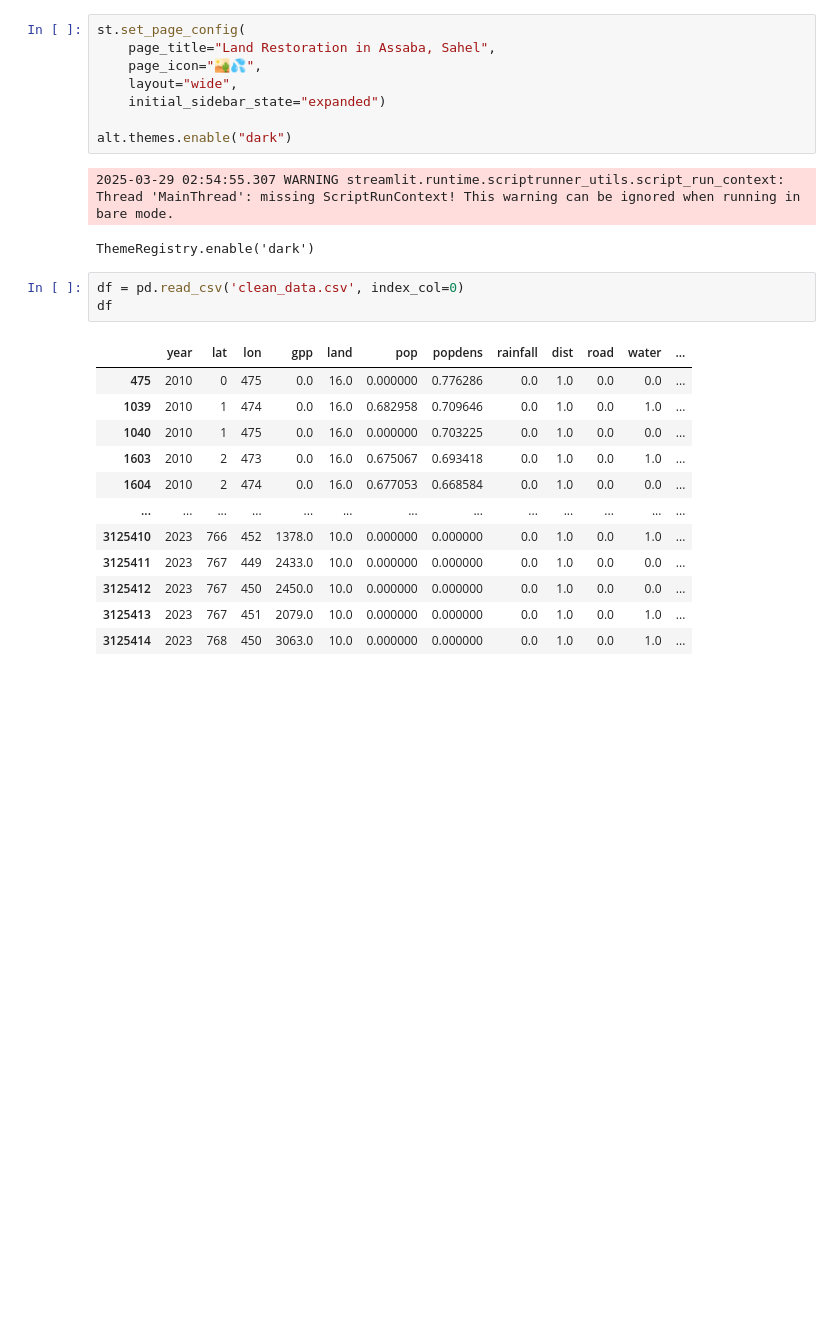
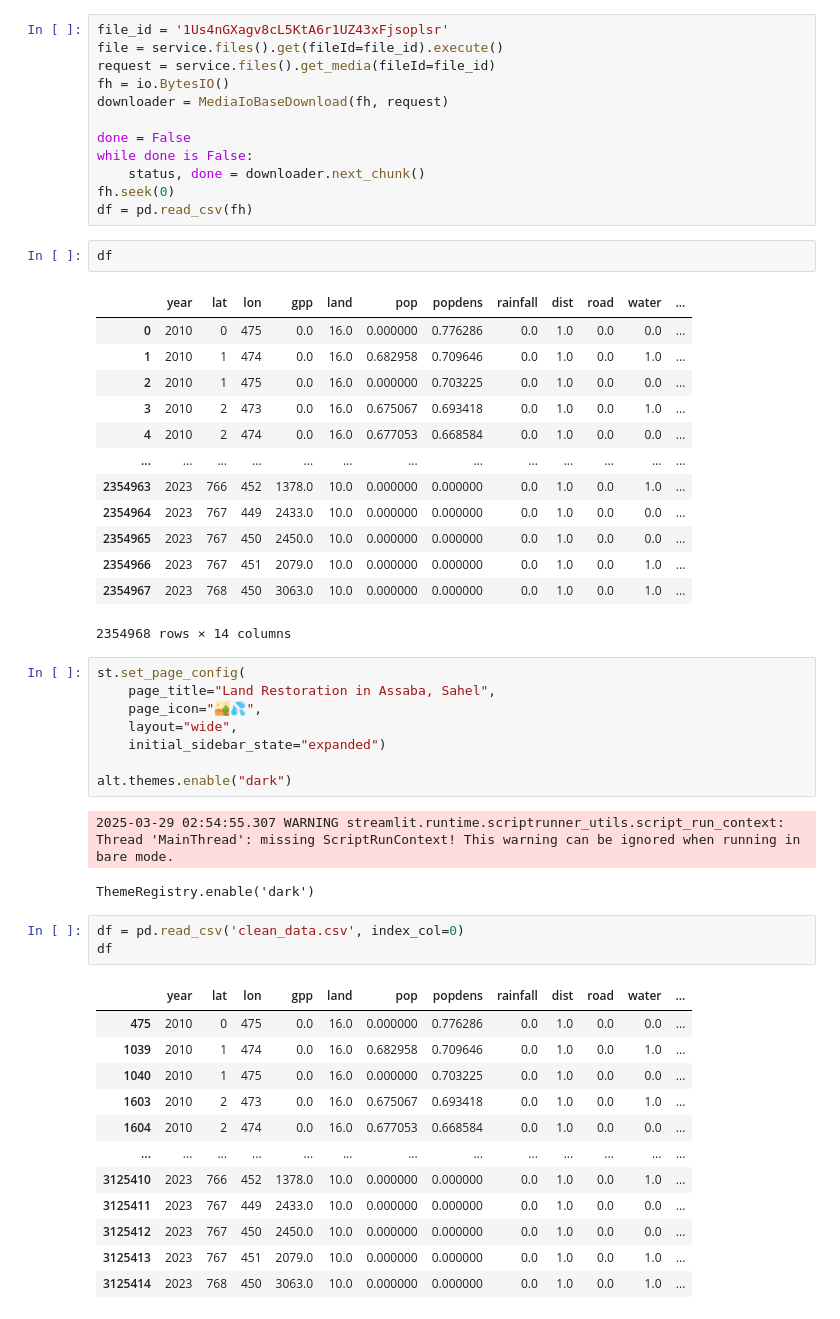
Before and after one commit to SourabhMulik/START_Hackathon, a Jupyter notebook: For_dashboard/Dashboard.ipynb, the cells around one changed output. Saved outputs shown, nothing was run; the diff lists cells and outputs as text; blank space fills up the shorter version.

```diff
--- a/For_dashboard/Dashboard.ipynb
+++ b/For_dashboard/Dashboard.ipynb
@@ -6,3 +23,31 @@ import plotly.express as px
+# %%
+file_id = '1Us4nGXagv8cL5KtA6r1UZ43xFjsoplsr'
+file = service.files().get(fileId=file_id).execute()
+request = service.files().get_media(fileId=file_id)
+fh = io.BytesIO()
+downloader = MediaIoBaseDownload(fh, request)
+
+done = False
+while done is False:
+    status, done = downloader.next_chunk()
+fh.seek(0)
+df = pd.read_csv(fh)
+# %%
+df
+# %% [output]
+|  | year | lat | lon | gpp | land | pop | popdens | rainfall | dist | road | water | ... |
+| 0 | 2010 | 0 | 475 | 0.0 | 16.0 | 0.000000 | 0.776286 | 0.0 | 1.0 | 0.0 | 0.0 | ... |
+| 1 | 2010 | 1 | 474 | 0.0 | 16.0 | 0.682958 | 0.709646 | 0.0 | 1.0 | 0.0 | 1.0 | ... |
+| 2 | 2010 | 1 | 475 | 0.0 | 16.0 | 0.000000 | 0.703225 | 0.0 | 1.0 | 0.0 | 0.0 | ... |
+| 3 | 2010 | 2 | 473 | 0.0 | 16.0 | 0.675067 | 0.693418 | 0.0 | 1.0 | 0.0 | 1.0 | ... |
+| 4 | 2010 | 2 | 474 | 0.0 | 16.0 | 0.677053 | 0.668584 | 0.0 | 1.0 | 0.0 | 0.0 | ... |
+| ... | ... | ... | ... | ... | ... | ... | ... | ... | ... | ... | ... | ... |
+| 2354963 | 2023 | 766 | 452 | 1378.0 | 10.0 | 0.000000 | 0.000000 | 0.0 | 1.0 | 0.0 | 1.0 | ... |
+| 2354964 | 2023 | 767 | 449 | 2433.0 | 10.0 | 0.000000 | 0.000000 | 0.0 | 1.0 | 0.0 | 0.0 | ... |
+| 2354965 | 2023 | 767 | 450 | 2450.0 | 10.0 | 0.000000 | 0.000000 | 0.0 | 1.0 | 0.0 | 0.0 | ... |
+| 2354966 | 2023 | 767 | 451 | 2079.0 | 10.0 | 0.000000 | 0.000000 | 0.0 | 1.0 | 0.0 | 1.0 | ... |
+| 2354967 | 2023 | 768 | 450 | 3063.0 | 10.0 | 0.000000 | 0.000000 | 0.0 | 1.0 | 0.0 | 1.0 | ... |
+2354968 rows × 14 columns
 # %%
 st.set_page_config(
     page_title="Land Restoration in Assaba, Sahel",
```
Also changed, not shown: parts of 6 cells of this notebook, 1 other file.
